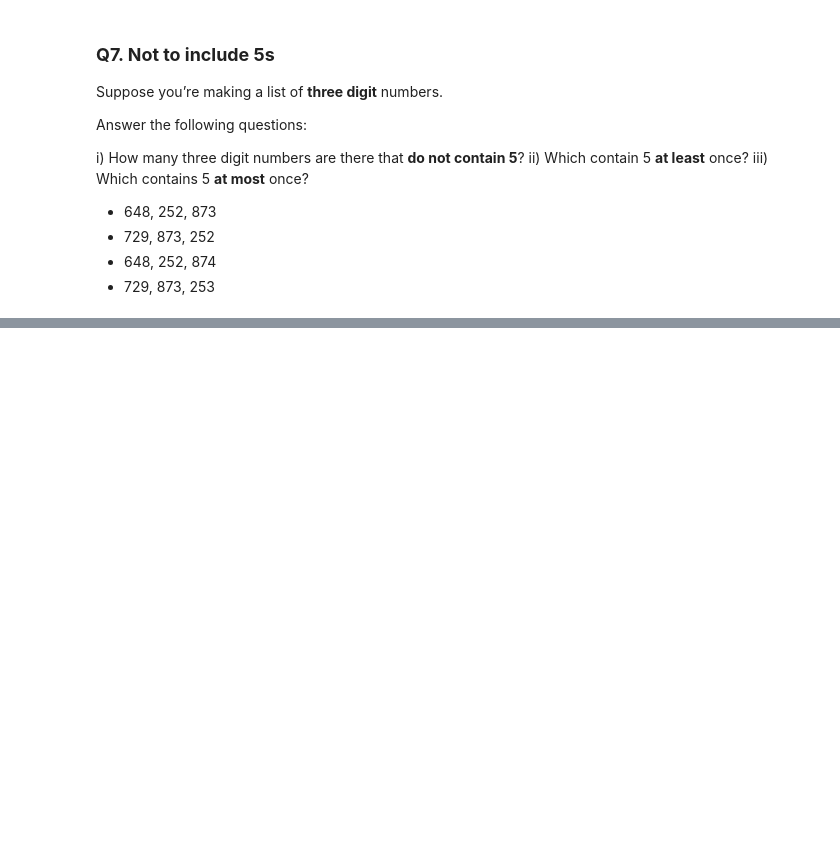
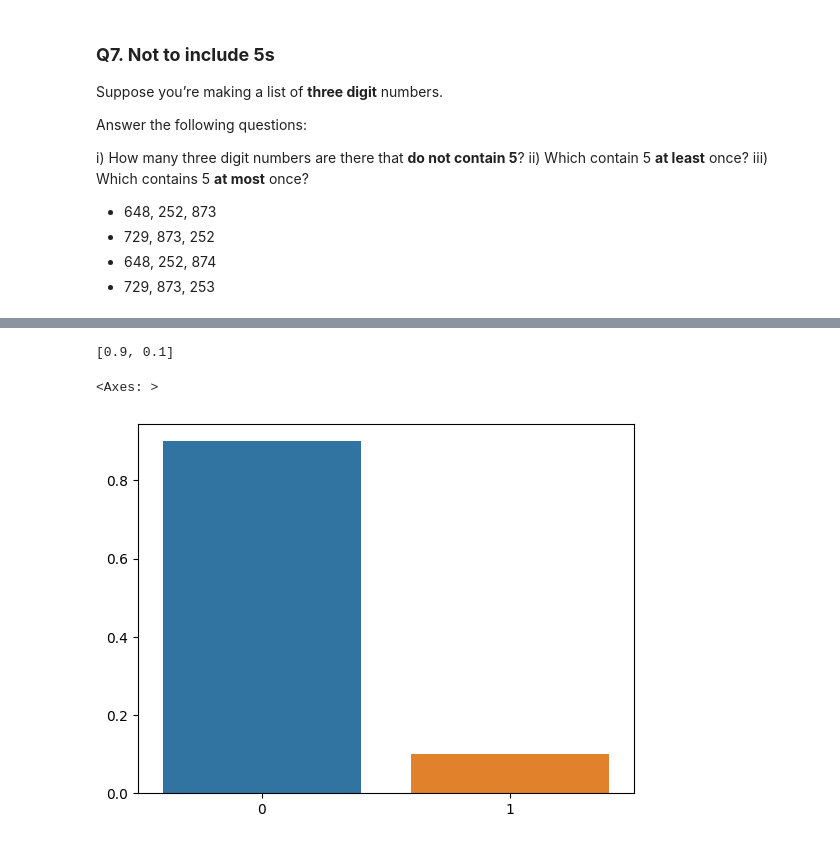
Before and after one commit to SaiArjunSairamje/Probability-and-Stats, a Jupyter notebook: Prob & Stats (Personal Notes) .ipynb, the cells around one changed output, grey strips where cells are left out. Drawn from its saved outputs; the diff is of its cells as text; code cells hidden in the pictures; blank space fills up the shorter version.

```diff
--- a/Prob & Stats (Personal Notes) .ipynb
+++ b/Prob & Stats (Personal Notes) .ipynb
@@ -1573,0 +1617,14 @@ iii) Which contains 5 **at most** once?
+# %%
+n = 1     # no. of interview = 1
+p = 0.1     # prob of success (10%)
+x_vals = [0, 1]     # number of success (i.e. offer-letters)
+# %%
+probs = [1-p, p]      # prob of 0 or 1 offer letter
+probs
+# %% [output]
+[0.9, 0.1]
+# %%
+sns.barplot(x = x_vals, y = probs)      # PMF (Probability Mass Function)
+# %% [output]
+<Axes: >
+[figure, added]
```
Also changed, not shown: parts of 44 cells of this notebook.
